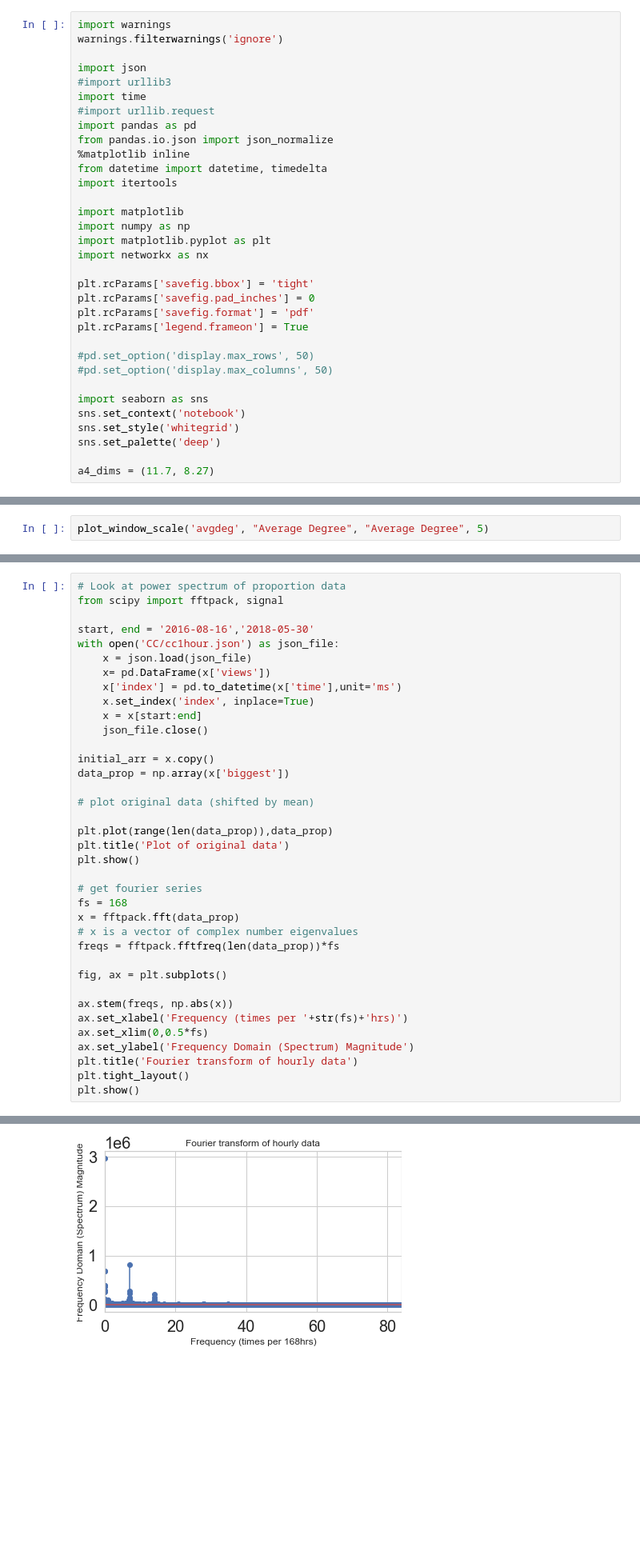
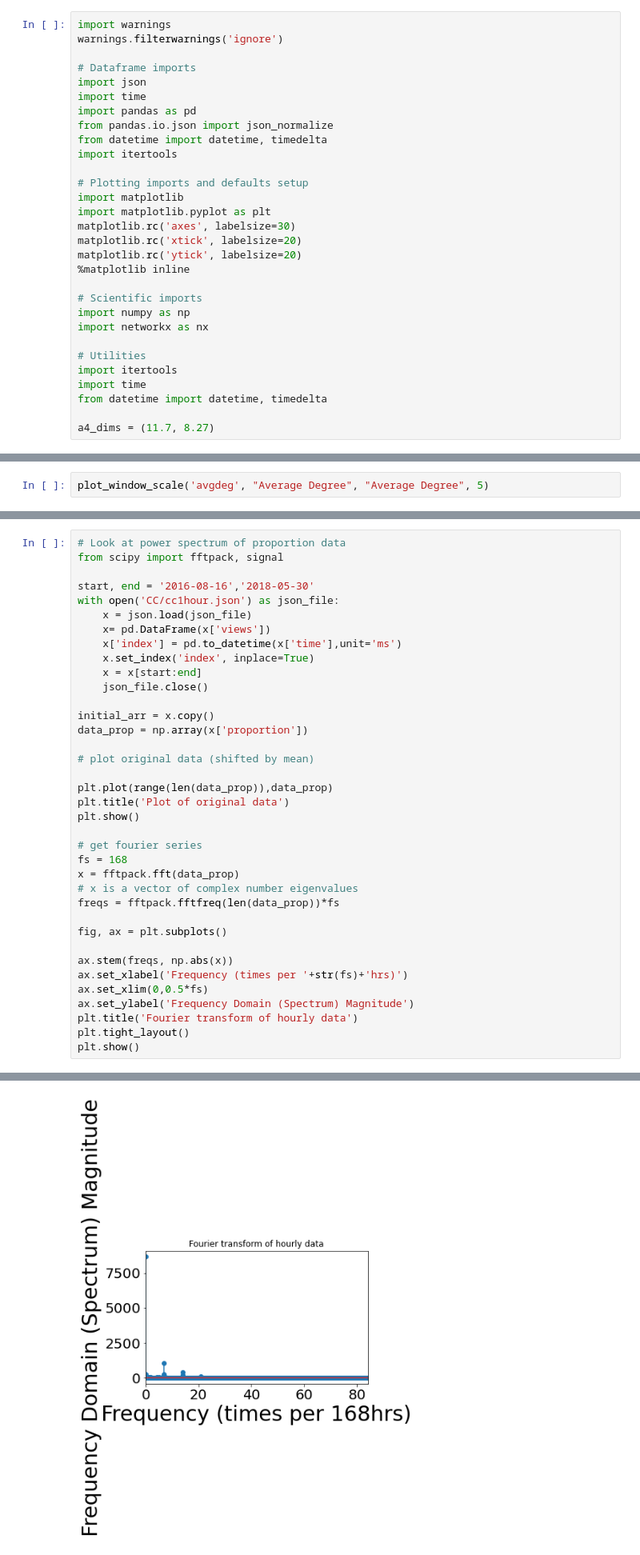
Before and after one commit to miratepuffin/Raphtory-Plots, a Jupyter notebook: Gab Plots.ipynb, the cells around one changed output, grey strips where cells are left out. Shown at 80% size. Cells and saved outputs as stored; diff of their text form; blank space fills up the shorter version.

Commit message:
made Gab plot figures consistent with stack exchange ones

```diff
--- a/Gab Plots.ipynb
+++ b/Gab Plots.ipynb
@@ -2,33 +2,30 @@
 import warnings
 warnings.filterwarnings('ignore')
 
+# Dataframe imports
 import json
-#import urllib3
 import time
-#import urllib.request
 import pandas as pd
 from pandas.io.json import json_normalize
-%matplotlib inline
 from datetime import datetime, timedelta
 import itertools
 
+# Plotting imports and defaults setup
 import matplotlib
+import matplotlib.pyplot as plt
+matplotlib.rc('axes', labelsize=30)
+matplotlib.rc('xtick', labelsize=20)
+matplotlib.rc('ytick', labelsize=20)
+%matplotlib inline
+
+# Scientific imports
 import numpy as np
-import matplotlib.pyplot as plt
 import networkx as nx
 
-plt.rcParams['savefig.bbox'] = 'tight'
-plt.rcParams['savefig.pad_inches'] = 0
-plt.rcParams['savefig.format'] = 'pdf'
-plt.rcParams['legend.frameon'] = True
-
-#pd.set_option('display.max_rows', 50)
-#pd.set_option('display.max_columns', 50)
-
-import seaborn as sns
-sns.set_context('notebook')
-sns.set_style('whitegrid')
-sns.set_palette('deep')
+# Utilities
+import itertools
+import time
+from datetime import datetime, timedelta
 
 a4_dims = (11.7, 8.27)
 # %%
@@ -760,7 +728,7 @@ with open('CC/cc1hour.json') as json_file:
     json_file.close()
 
 initial_arr = x.copy()
-data_prop = np.array(x['biggest'])
+data_prop = np.array(x['proportion'])
 
 # plot original data (shifted by mean)
 
@@ -788,4 +756,4 @@ plt.show()
-[figure, old version]
+[figure, new version]
 # %%
 print(initial_arr[initial_arr['time']>1519174803000])
 # %% [output]
```
Also changed, not shown: parts of 15 cells of this notebook, 11 other files.
